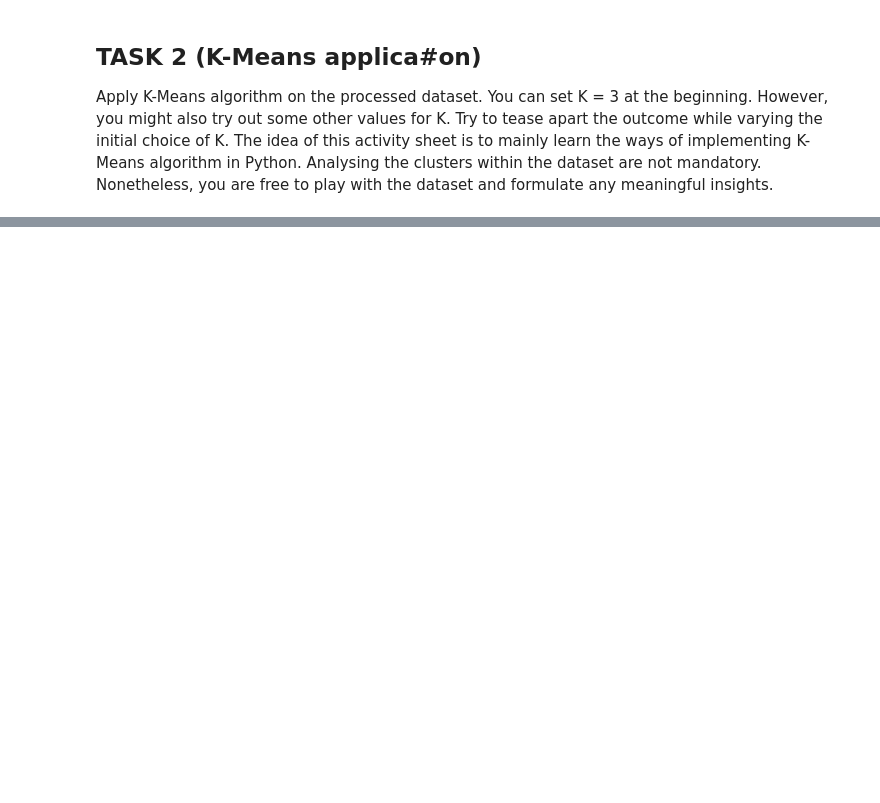
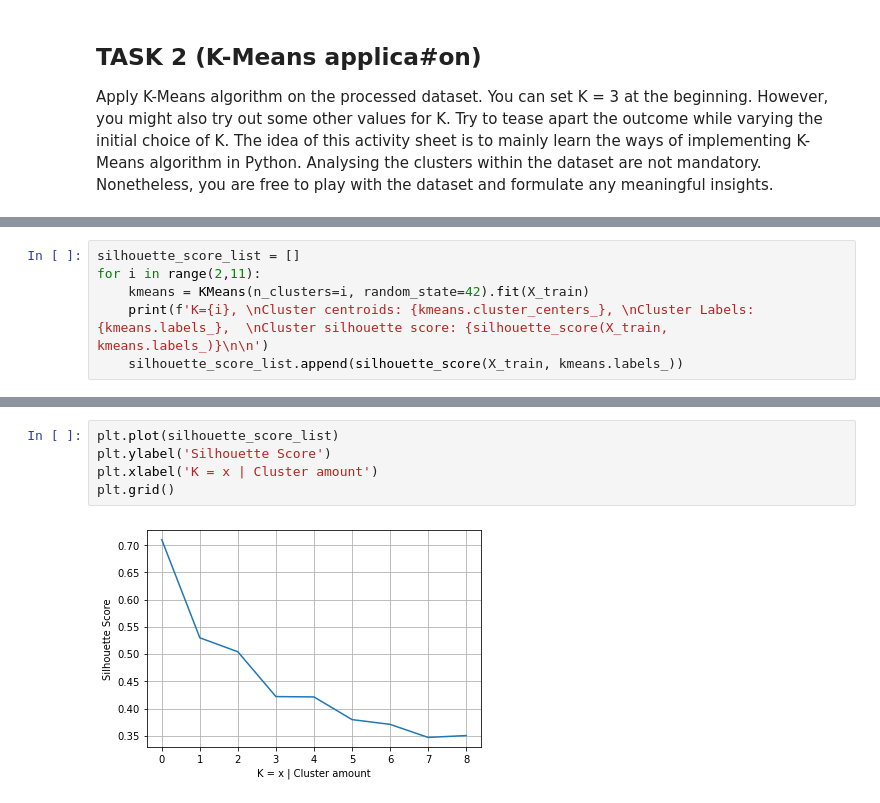
Before and after one commit to leonhelg/machine-learning-course, a Jupyter notebook: Session-8-introduction-to-clustering/Session-8.ipynb, the cells around one changed output, grey strips where cells are left out. Saved outputs shown, nothing was run; the diff lists cells and outputs as text; blank space fills up the shorter version.

```diff
--- a/Session-8-introduction-to-clustering/Session-8.ipynb
+++ b/Session-8-introduction-to-clustering/Session-8.ipynb
@@ -88,0 +132,6 @@ ValueError: Input contains NaN, infinity or a value too large for dtype('float64
+# %%
+silhouette_score_list = []
+for i in range(2,11):
+    kmeans = KMeans(n_clusters=i, random_state=42).fit(X_train)
+    print(f'K={i}, \nCluster centroids: {kmeans.cluster_centers_}, \nCluster Labels: {kmeans.labels_},  \nCluster silhouette score: {silhouette_score(X_train, kmeans.labels_)}\n\n')
+    silhouette_score_list.append(silhouette_score(X_train, kmeans.labels_))
@@ -88,0 +156,7 @@ ValueError: Input contains NaN, infinity or a value too large for dtype('float64
+# %%
+plt.plot(silhouette_score_list)
+plt.ylabel('Silhouette Score')
+plt.xlabel('K = x | Cluster amount')
+plt.grid()
+# %% [output]
+[figure, added]
```
Also changed, not shown: parts of 9 cells of this notebook.
